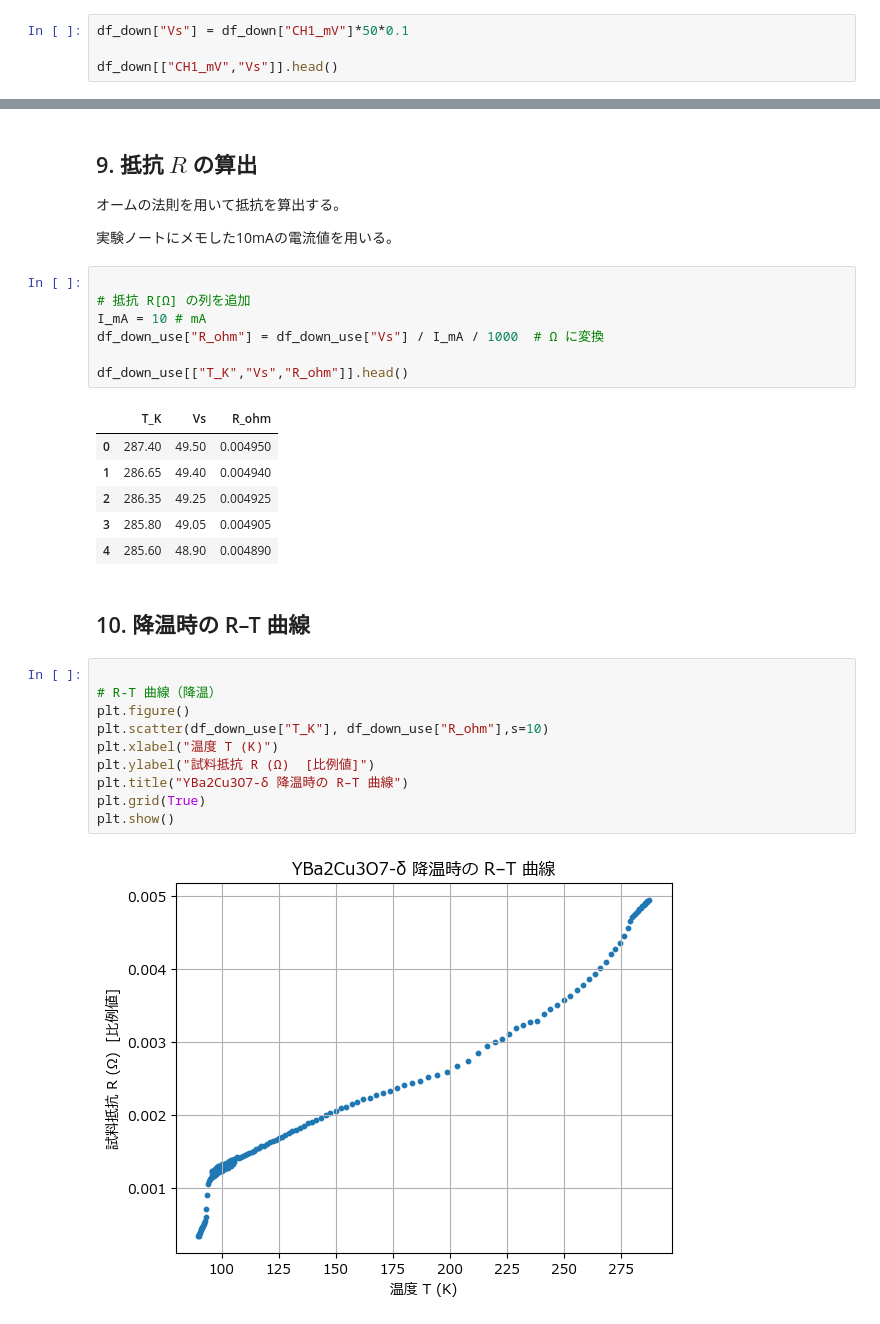
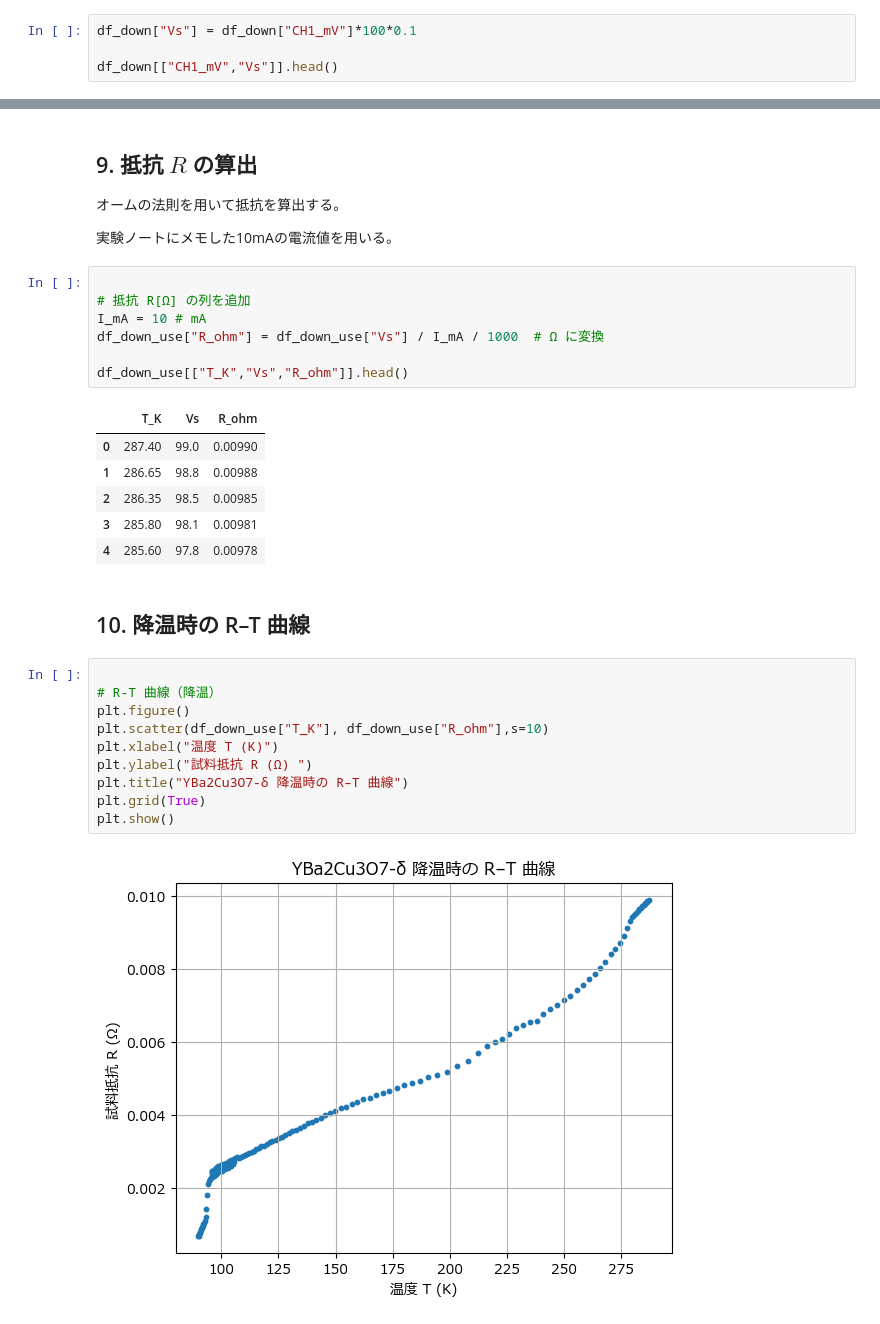
Before and after one commit to kyoka1013/superconductivity, a Jupyter notebook: 超伝導_解析_完成版.ipynb, the cells around one changed output, grey strips where cells are left out. Cells and saved outputs as stored; diff of their text form.

```diff
--- a/超伝導_解析_完成版.ipynb
+++ b/超伝導_解析_完成版.ipynb
@@ -240,7 +240,7 @@ df_down.head()
 
 レンジが50μVであることを用いて実電圧に換算する。
 # %%
-df_down["Vs"] = df_down["CH1_mV"]*50*0.1
+df_down["Vs"] = df_down["CH1_mV"]*100*0.1
 
 df_down[["CH1_mV","Vs"]].head()
 # %% [output]
@@ -310,22 +310,22 @@ df_down_use["R_ohm"] = df_down_use["Vs"] / I_mA / 1000  # Ω に変換
 df_down_use[["T_K","Vs","R_ohm"]].head()
 # %% [output]
 |  | T_K | Vs | R_ohm |
-| 0 | 287.40 | 49.50 | 0.004950 |
-| 1 | 286.65 | 49.40 | 0.004940 |
-| 2 | 286.35 | 49.25 | 0.004925 |
-| 3 | 285.80 | 49.05 | 0.004905 |
-| 4 | 285.60 | 48.90 | 0.004890 |
+| 0 | 287.40 | 99.0 | 0.00990 |
+| 1 | 286.65 | 98.8 | 0.00988 |
+| 2 | 286.35 | 98.5 | 0.00985 |
+| 3 | 285.80 | 98.1 | 0.00981 |
+| 4 | 285.60 | 97.8 | 0.00978 |
 # %% [markdown]
 ## 10. 降温時の R–T 曲線
 # %%
 
 # R-T 曲線（降温）
 plt.figure()
 plt.scatter(df_down_use["T_K"], df_down_use["R_ohm"],s=10)
 plt.xlabel("温度 T (K)")
-plt.ylabel("試料抵抗 R (Ω)  [比例値]")
+plt.ylabel("試料抵抗 R (Ω) ")
 plt.title("YBa2Cu3O7-δ 降温時の R–T 曲線")
 plt.grid(True)
 plt.show()
 # %% [output]
-[figure, old version]
+[figure, new version]
```
Also changed, not shown: parts of 8 cells of this notebook.
